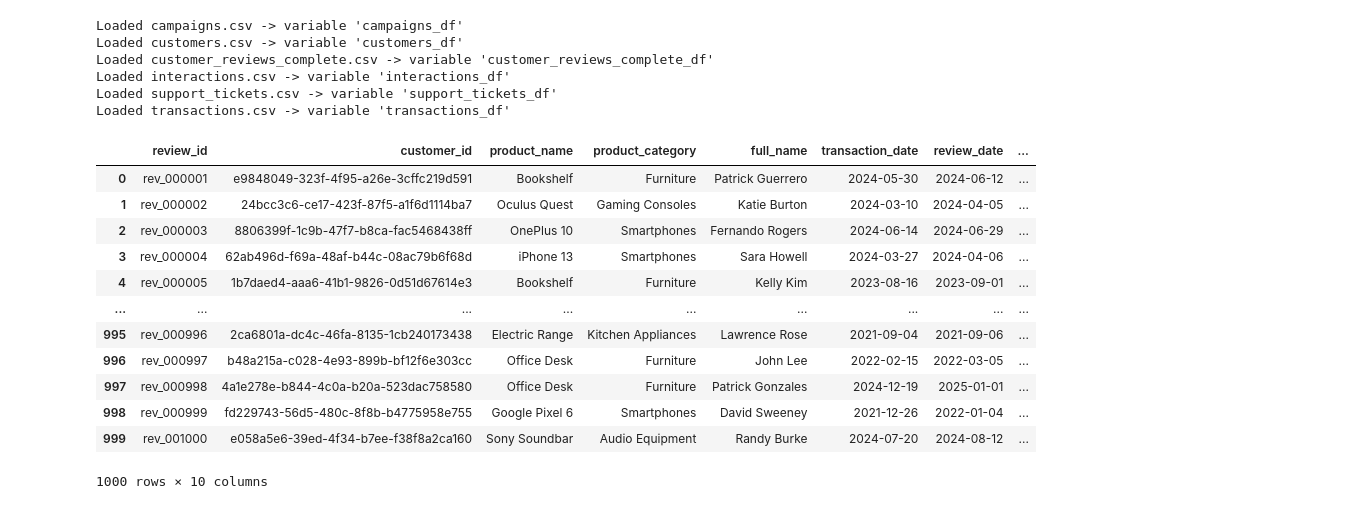
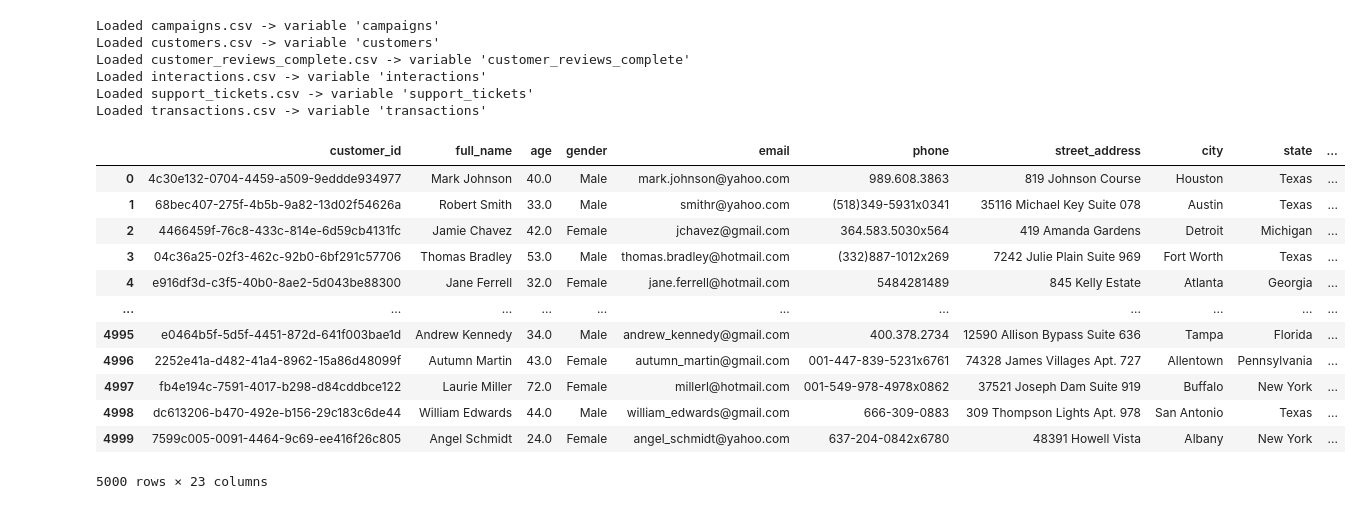
Before and after one commit to lointY4A/retail_customer_analysis, a Jupyter notebook: retail_analysis/draft.ipynb, the cells around one changed output. Saved outputs shown, nothing was run; the diff lists cells and outputs as text; code cells hidden in the pictures.

```diff
--- a/retail_analysis/draft.ipynb
+++ b/retail_analysis/draft.ipynb
@@ -1,6 +1,12 @@
 # %%
 import os
 import pandas as pd
+import pandas as pd
+import datetime as dt
+import pandas as pd
+import json
+from datetime import datetime, timedelta
+
 #test git 3
 # Thư mục chứa các file CSV
 folder_path = r"C:\Users\loint\_repos\retail_customer_analysis\retail_customer_data"
@@ -18,34 +24,18 @@ for file in os.listdir(folder_path):
         # campaigns.csv -> campaigns
         df_name = file.replace(".csv", "")
 
-        # Tạo tên biến theo format: <tên_file>_df
-        # campaigns -> campaigns_df
-        var_name = f"{df_name}_df"
+        # Tạo tên biến theo format: <tên_file>
+        # campaigns -> campaigns
+        var_name = f"{df_name}"
 
         # Đọc CSV và gán vào biến tạm trong global scope
         globals()[var_name] = pd.read_csv(file_path)
 
         print(f"Loaded {file} -> variable '{var_name}'")
 # %% [output]
-Loaded campaigns.csv -> variable 'campaigns_df'
-Loaded customers.csv -> variable 'customers_df'
-Loaded customer_reviews_complete.csv -> variable 'customer_reviews_complete_df'
-Loaded interactions.csv -> variable 'interactions_df'
-Loaded support_tickets.csv -> variable 'support_tickets_df'
-Loaded transactions.csv -> variable 'transactions_df'
+Loaded campaigns.csv -> variable 'campaigns'
+Loaded customers.csv -> variable 'customers'
+Loaded customer_reviews_complete.csv -> variable 'customer_reviews_complete'
+Loaded interactions.csv -> variable 'interactions'
+Loaded support_tickets.csv -> variable 'support_tickets'
+Loaded transactions.csv -> variable 'transactions'
-# %%
-customer_reviews_complete_df
-# %% [output]
-|  | review_id | customer_id | product_name | product_category | full_name | transaction_date | review_date | ... |
-| 0 | rev_000001 | e9848049-323f-4f95-a26e-3cffc219d591 | Bookshelf | Furniture | Patrick Guerrero | 2024-05-30 | 2024-06-12 | ... |
-| 1 | rev_000002 | 24bcc3c6-ce17-423f-87f5-a1f6d1114ba7 | Oculus Quest | Gaming Consoles | Katie Burton | 2024-03-10 | 2024-04-05 | ... |
-| 2 | rev_000003 | 8806399f-1c9b-47f7-b8ca-fac5468438ff | OnePlus 10 | Smartphones | Fernando Rogers | 2024-06-14 | 2024-06-29 | ... |
-| 3 | rev_000004 | 62ab496d-f69a-48af-b44c-08ac79b6f68d | iPhone 13 | Smartphones | Sara Howell | 2024-03-27 | 2024-04-06 | ... |
-| 4 | rev_000005 | 1b7daed4-aaa6-41b1-9826-0d51d67614e3 | Bookshelf | Furniture | Kelly Kim | 2023-08-16 | 2023-09-01 | ... |
-| ... | ... | ... | ... | ... | ... | ... | ... | ... |
-| 995 | rev_000996 | 2ca6801a-dc4c-46fa-8135-1cb240173438 | Electric Range | Kitchen Appliances | Lawrence Rose | 2021-09-04 | 2021-09-06 | ... |
-| 996 | rev_000997 | b48a215a-c028-4e93-899b-bf12f6e303cc | Office Desk | Furniture | John Lee | 2022-02-15 | 2022-03-05 | ... |
-| 997 | rev_000998 | 4a1e278e-b844-4c0a-b20a-523dac758580 | Office Desk | Furniture | Patrick Gonzales | 2024-12-19 | 2025-01-01 | ... |
-| 998 | rev_000999 | fd229743-56d5-480c-8f8b-b4775958e755 | Google Pixel 6 | Smartphones | David Sweeney | 2021-12-26 | 2022-01-04 | ... |
-| 999 | rev_001000 | e058a5e6-39ed-4f34-b7ee-f38f8a2ca160 | Sony Soundbar | Audio Equipment | Randy Burke | 2024-07-20 | 2024-08-12 | ... |
-1000 rows × 10 columns
@@ -51,0 +246,39 @@ customer_reviews_complete_df
+# %%
+# --- PHẦN GIẢ LẬP ĐỂ CHẠY TRONG TERMINAL (Trong n8n thì bỏ qua phần này) ---
+# interactions_df = pd.read_csv('interactions.csv')
+e_score = calculate_advanced_engagement(interactions)
+
+e_score = e_score[['customer_id', 'engagement_score', 'last_interaction','top_interest']]
+
+rfm_df = rfm[['customer_id', 'Recency',
+        'Frequency_Rate', 'Monetary',
+       'R_Score', 'F_Score', 'M_Score', 'rfm_score', 'target_segment_tag']]
+
+# Merge 1: Customers + RFM
+merged_df = customers.merge(rfm_df, on='customer_id', how='left')
+
+# Merge 2: Result + Engagement
+final_df = merged_df.merge(e_score, on='customer_id', how='left')
+
+# Fill NaNs
+final_df['Recency'] = final_df['Recency'].fillna(999) # Or some high number
+final_df['Frequency_Rate'] = final_df['Frequency_Rate'].fillna(0)
+final_df['Monetary'] = final_df['Monetary'].fillna(0)
+final_df['engagement_score'] = final_df['engagement_score'].fillna(0)
+final_df['top_interest'] = final_df['top_interest'].fillna('Unknown')
+final_df['target_segment_tag'] = final_df['target_segment_tag'].fillna('Unknown')
+final_df
+# %% [output]
+|  | customer_id | full_name | age | gender | email | phone | street_address | city | state | ... |
+| 0 | 4c30e132-0704-4459-a509-9eddde934977 | Mark Johnson | 40.0 | Male | mark.johnson@yahoo.com | 989.608.3863 | 819 Johnson Course | Houston | Texas | ... |
+| 1 | 68bec407-275f-4b5b-9a82-13d02f54626a | Robert Smith | 33.0 | Male | smithr@yahoo.com | (518)349-5931x0341 | 35116 Michael Key Suite 078 | Austin | Texas | ... |
+| 2 | 4466459f-76c8-433c-814e-6d59cb4131fc | Jamie Chavez | 42.0 | Female | jchavez@gmail.com | 364.583.5030x564 | 419 Amanda Gardens | Detroit | Michigan | ... |
+| 3 | 04c36a25-02f3-462c-92b0-6bf291c57706 | Thomas Bradley | 53.0 | Male | thomas.bradley@hotmail.com | (332)887-1012x269 | 7242 Julie Plain Suite 969 | Fort Worth | Texas | ... |
+| 4 | e916df3d-c3f5-40b0-8ae2-5d043be88300 | Jane Ferrell | 32.0 | Female | jane.ferrell@hotmail.com | 5484281489 | 845 Kelly Estate | Atlanta | Georgia | ... |
+| ... | ... | ... | ... | ... | ... | ... | ... | ... | ... | ... |
+| 4995 | e0464b5f-5d5f-4451-872d-641f003bae1d | Andrew Kennedy | 34.0 | Male | andrew_kennedy@gmail.com | 400.378.2734 | 12590 Allison Bypass Suite 636 | Tampa | Florida | ... |
+| 4996 | 2252e41a-d482-41a4-8962-15a86d48099f | Autumn Martin | 43.0 | Female | autumn_martin@gmail.com | 001-447-839-5231x6761 | 74328 James Villages Apt. 727 | Allentown | Pennsylvania | ... |
+| 4997 | fb4e194c-7591-4017-b298-d84cddbce122 | Laurie Miller | 72.0 | Female | millerl@hotmail.com | 001-549-978-4978x0862 | 37521 Joseph Dam Suite 919 | Buffalo | New York | ... |
+| 4998 | dc613206-b470-492e-b156-29c183c6de44 | William Edwards | 44.0 | Male | william_edwards@gmail.com | 666-309-0883 | 309 Thompson Lights Apt. 978 | San Antonio | Texas | ... |
+| 4999 | 7599c005-0091-4464-9c69-ee416f26c805 | Angel Schmidt | 24.0 | Female | angel_schmidt@yahoo.com | 637-204-0842x6780 | 48391 Howell Vista | Albany | New York | ... |
+5000 rows × 23 columns
```
Also changed, not shown: parts of 2 cells of this notebook.
